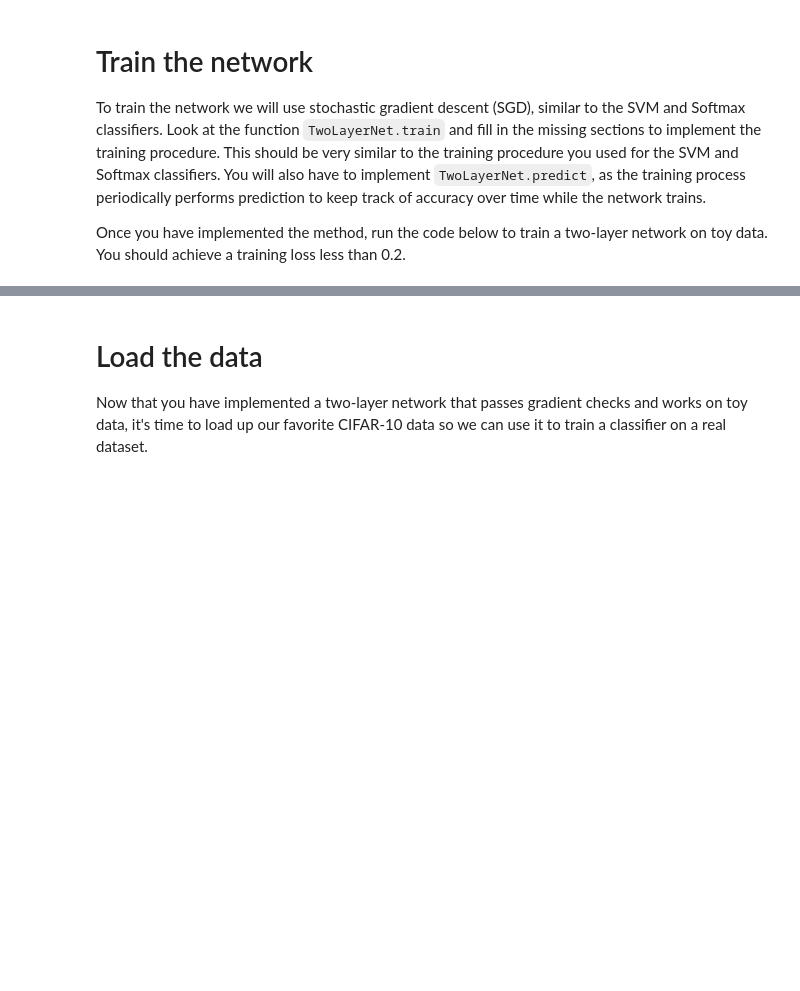
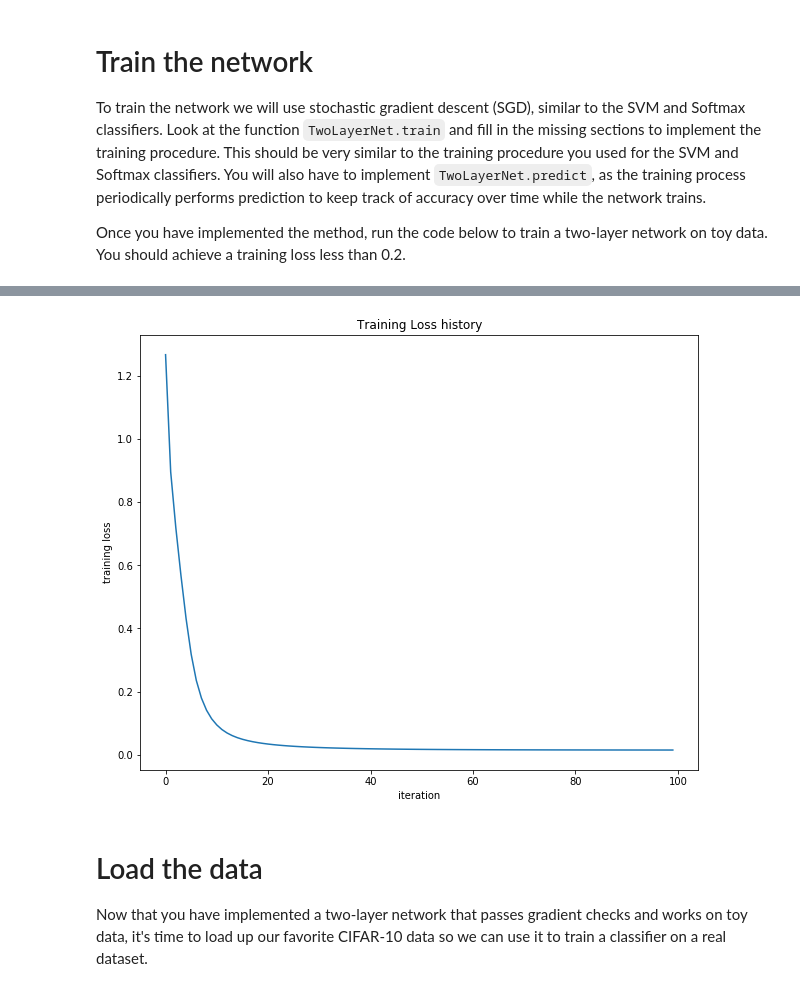
Before and after one commit to yossigw31/deeplearning, a Jupyter notebook: assignment1/two_layer_net.ipynb, the cells around one changed output, grey strips where cells are left out. Saved outputs shown, nothing was run; the diff lists cells and outputs as text; code cells hidden in the pictures; blank space fills up the shorter version.

```diff
--- a/assignment1/two_layer_net.ipynb
+++ b/assignment1/two_layer_net.ipynb
@@ -140,7 +137,7 @@ Once you have implemented the method, run the code below to train a two-layer ne
 # %%
 net = init_toy_model()
 stats = net.train(X, y, X, y,
-            learning_rate=1e-1, reg=5e-6,
+            learning_rate=1e-1, reg=5e-6, batch_size=X.shape[0],
             num_iters=100, verbose=False)
 
 print('Final training loss: ', stats['loss_history'][-1])
@@ -156,3 +153,4 @@ AttributeError: 'NoneType' object has no attribute 'shape'
+[figure, added]
 # %% [markdown]
 # Load the data
 Now that you have implemented a two-layer network that passes gradient checks and works on toy data, it's time to load up our favorite CIFAR-10 data so we can use it to train a classifier on a real dataset.
```
Also changed, not shown: parts of 8 cells of this notebook, 1 other file.
